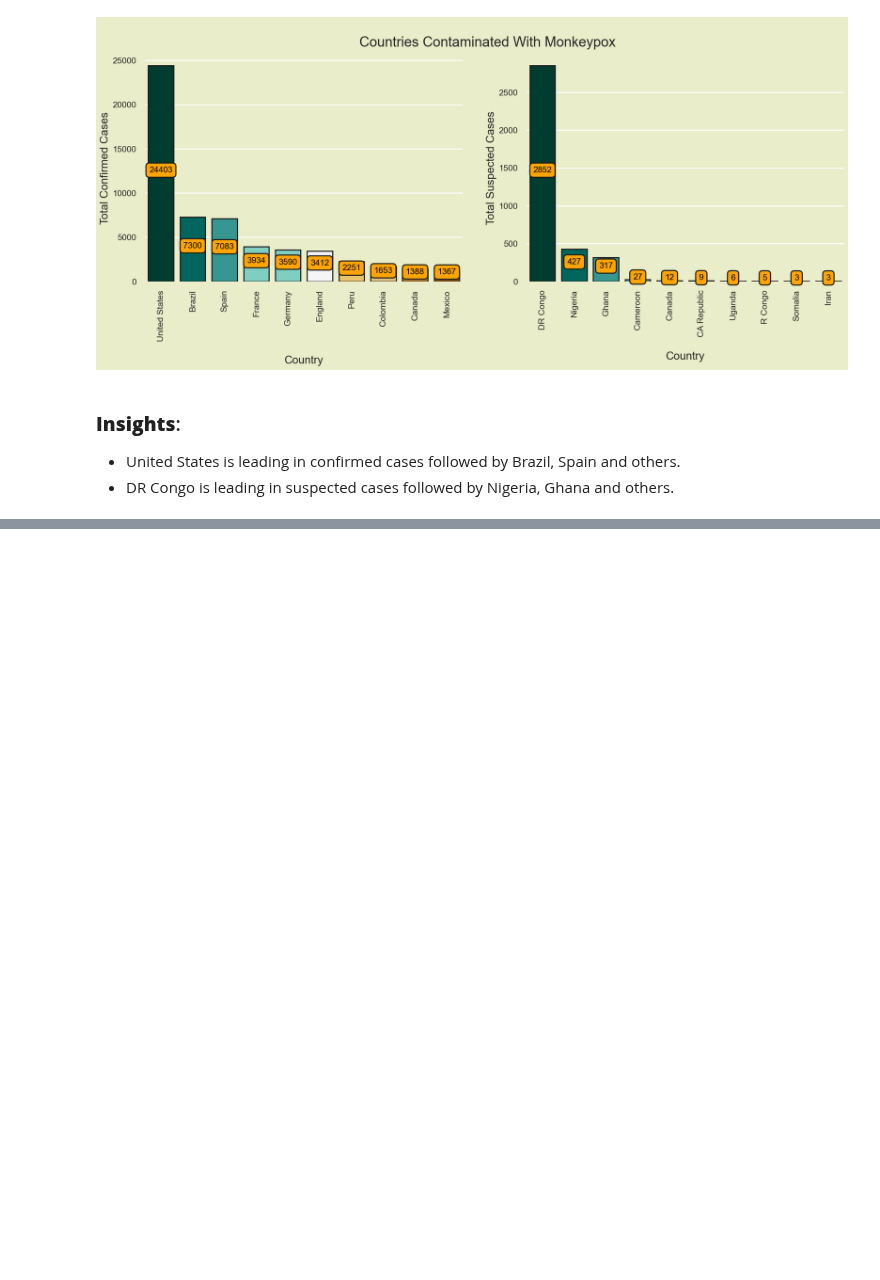
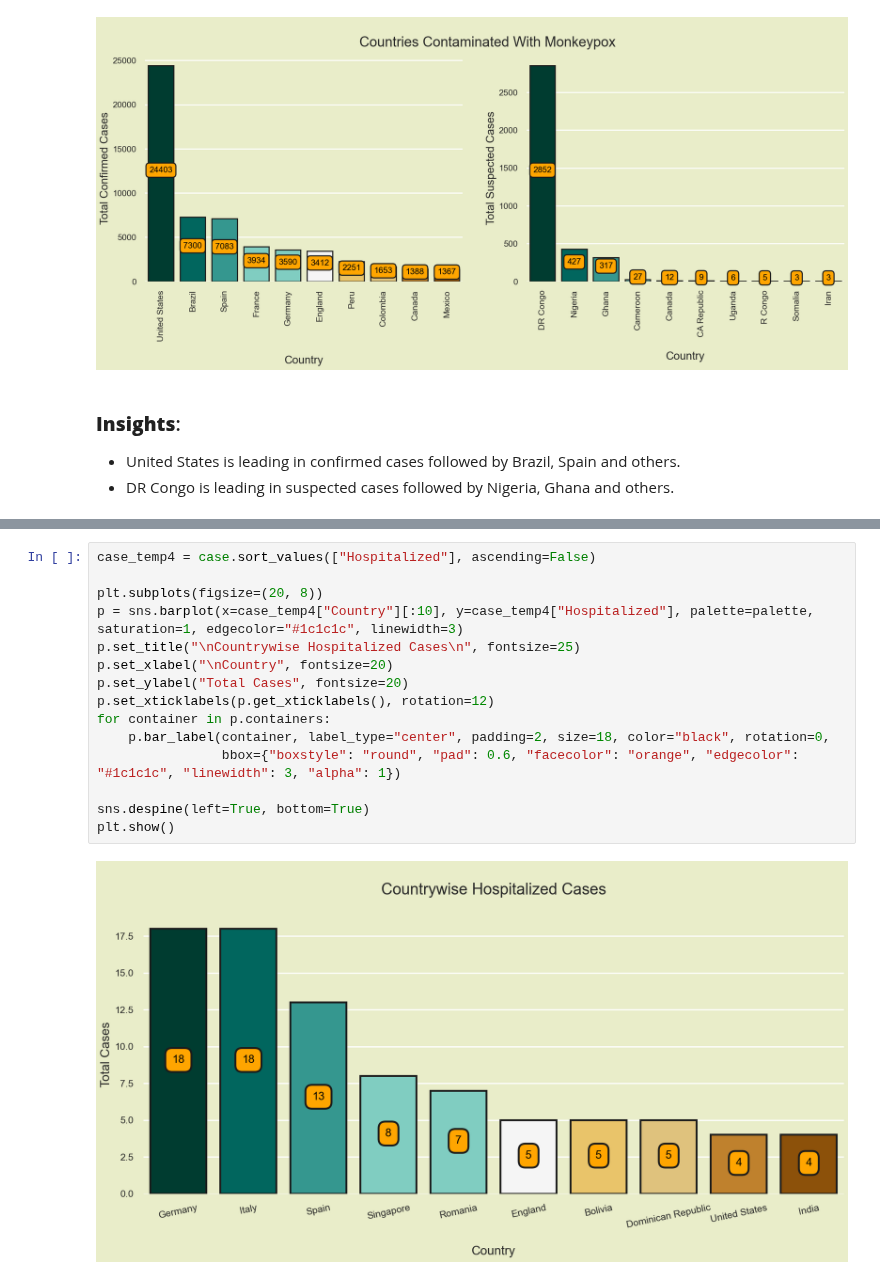
Before and after one commit to noahnoahnoahtran/EDA, a Jupyter notebook: 3_monkeypox/monkeypox_analysis.ipynb, the cells around one changed output, grey strips where cells are left out. Cells and saved outputs as stored; diff of their text form; blank space fills up the shorter version.

```diff
--- a/3_monkeypox/monkeypox_analysis.ipynb
+++ b/3_monkeypox/monkeypox_analysis.ipynb
@@ -139,0 +186,17 @@ plt.show()
+# %%
+case_temp4 = case.sort_values(["Hospitalized"], ascending=False)
+
+plt.subplots(figsize=(20, 8))
+p = sns.barplot(x=case_temp4["Country"][:10], y=case_temp4["Hospitalized"], palette=palette, saturation=1, edgecolor="#1c1c1c", linewidth=3)
+p.set_title("\nCountrywise Hospitalized Cases\n", fontsize=25)
+p.set_xlabel("\nCountry", fontsize=20)
+p.set_ylabel("Total Cases", fontsize=20)
+p.set_xticklabels(p.get_xticklabels(), rotation=12)
+for container in p.containers:
+    p.bar_label(container, label_type="center", padding=2, size=18, color="black", rotation=0,
+                bbox={"boxstyle": "round", "pad": 0.6, "facecolor": "orange", "edgecolor": "#1c1c1c", "linewidth": 3, "alpha": 1})
+
+sns.despine(left=True, bottom=True)
+plt.show()
+# %% [output]
+[figure, added]
```
Also changed, not shown: parts of 5 cells of this notebook.
